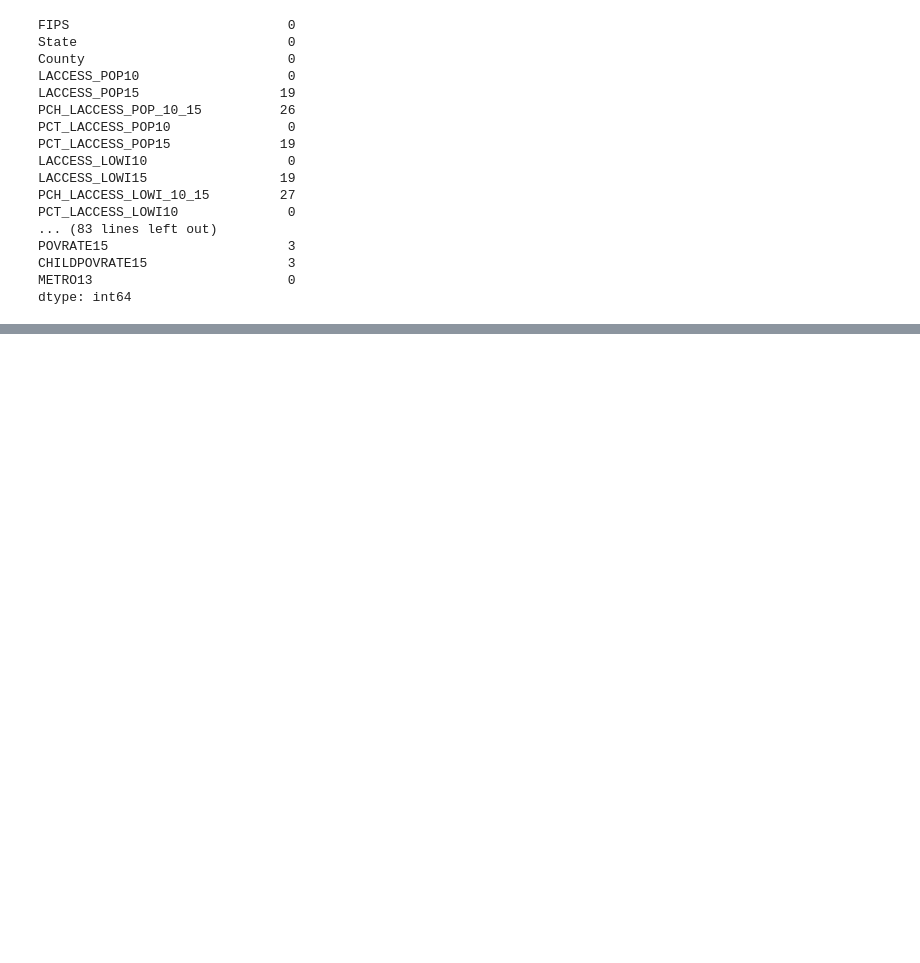
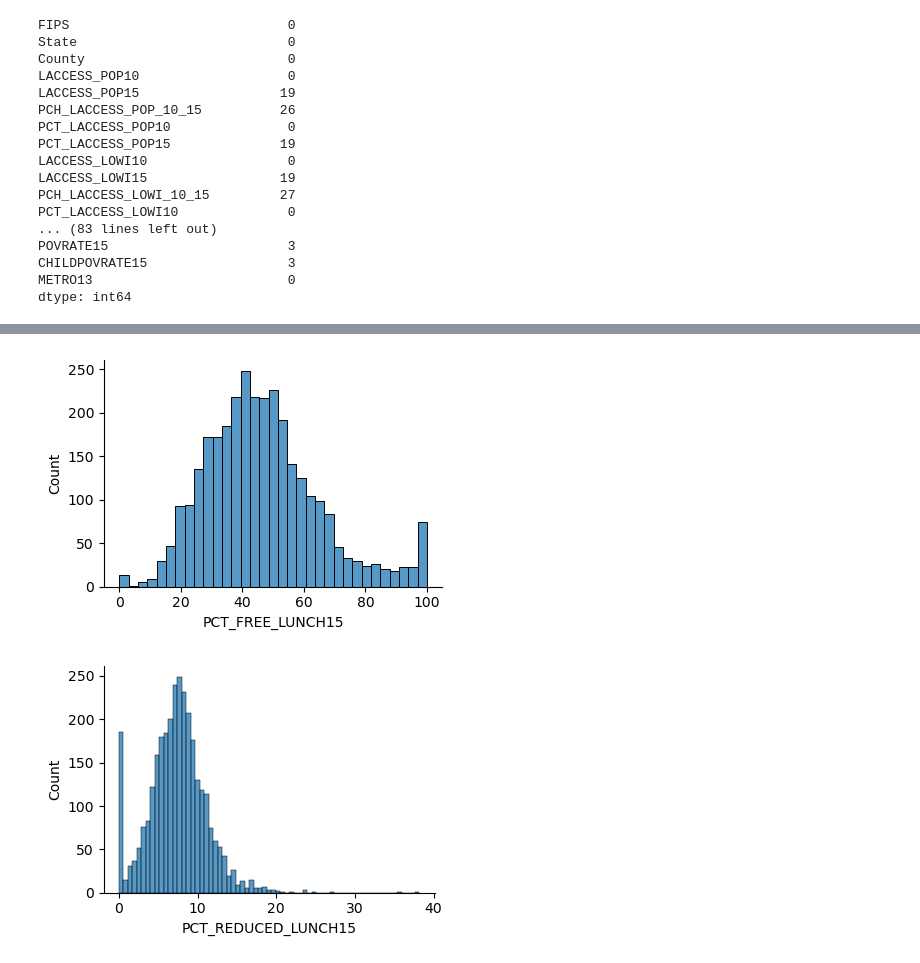
Before and after one commit to tsherpa9/capstone, a Jupyter notebook: src/Cleaning.ipynb, the cells around one changed output, grey strips where cells are left out. Drawn from its saved outputs; the diff is of its cells as text; code cells hidden in the pictures; blank space fills up the shorter version.

```diff
--- a/src/Cleaning.ipynb
+++ b/src/Cleaning.ipynb
@@ -198,0 +179,14 @@ for c in mis_cols:
+# %%
+# Replace the nans in 2015 columns with values from 2010 for the same variable
+df['PCT_FREE_LUNCH15'] = df.apply(lambda row: row['PCT_FREE_LUNCH10']
+                                  if np.isnan(row['PCT_FREE_LUNCH15']) else row['PCT_FREE_LUNCH15'],axis=1)
+
+df['PCT_REDUCED_LUNCH15'] = df.apply(lambda row: row['PCT_REDUCED_LUNCH10']
+                                  if np.isnan(row['PCT_REDUCED_LUNCH15']) else row['PCT_REDUCED_LUNCH15'],axis=1)
+
+# Check change in distribution
+for c in ['PCT_FREE_LUNCH15','PCT_REDUCED_LUNCH15']:
+    sns.displot(data=df, x=c, height=3, aspect=11.7/8.27)
+# %% [output]
+[figure, added]
+[figure, added]
```
Also changed, not shown: parts of 18 cells of this notebook, 2 other files.
